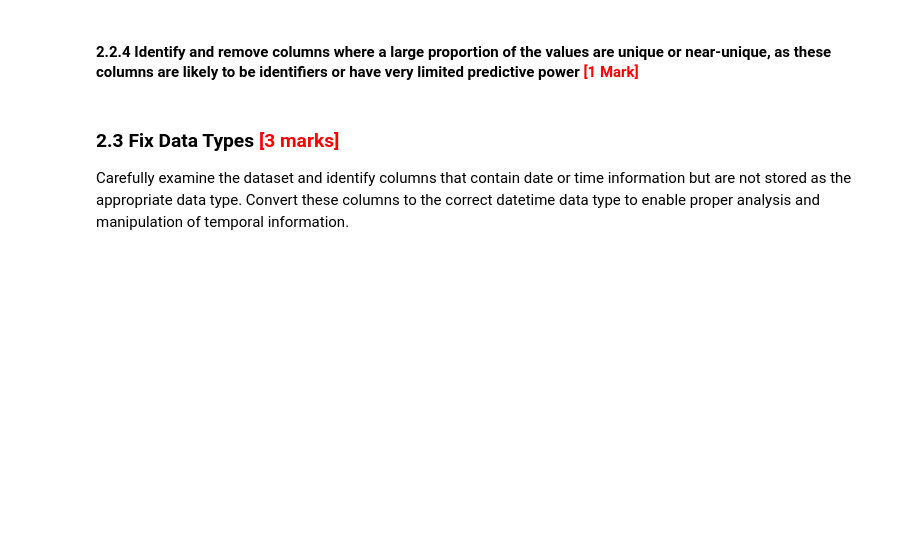
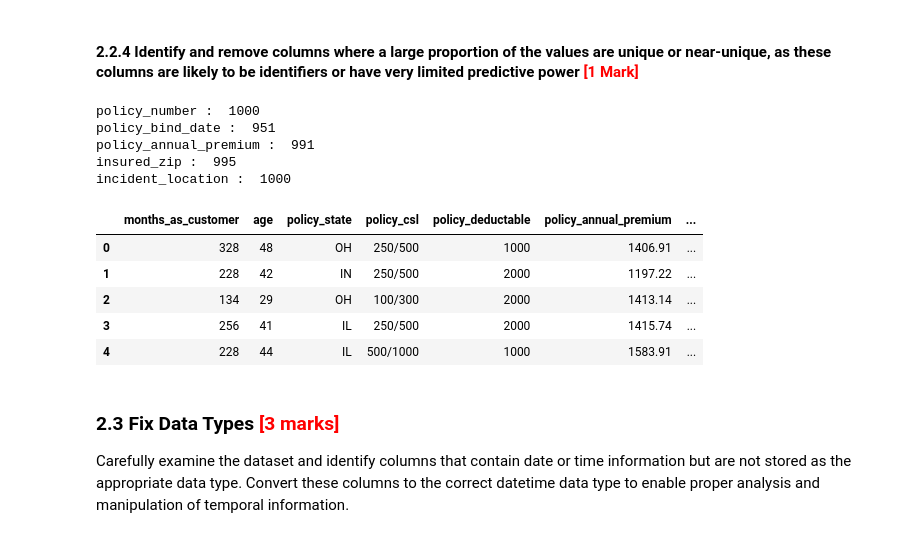
Before and after one commit to narendhar007/fraudclaimdetection, a Jupyter notebook: Fraudulent_Claim_Detection_Starter.ipynb, the cells around one changed output. Cells and saved outputs as stored; diff of their text form; code cells hidden in the pictures; blank space fills up the shorter version.

```diff
--- a/Fraudulent_Claim_Detection_Starter.ipynb
+++ b/Fraudulent_Claim_Detection_Starter.ipynb
@@ -539,8 +539,30 @@ fraud_reported                       0
 #### **2.2.4** Identify and remove columns where a large proportion of the values are unique or near-unique, as these columns are likely to be identifiers or have very limited predictive power <font color="red">[1 Mark]</font>
 # %%
 # Identify and remove columns that are likely to be identifiers or have very limited predictive power
+#Features policy_number, policy_bind_date, insured_zip, incident_location has unique values
+
+for column in claims_df.columns :
+    if claims_df[column].nunique() > 900 :
+        print(column, ': ', claims_df[column].nunique())
+# %% [output]
+policy_number :  1000
+policy_bind_date :  951
+policy_annual_premium :  991
+insured_zip :  995
+incident_location :  1000
+# %%
+#Drop the above variables excluding policy_annual_premium as they have limited predictive power
+claims_df.drop(['policy_number','policy_bind_date','insured_zip','incident_location'], axis=1, inplace=True)
 # %%
 # Check the dataset
+claims_df.head()
+# %% [output]
+|  | months_as_customer | age | policy_state | policy_csl | policy_deductable | policy_annual_premium | ... |
+| 0 | 328 | 48 | OH | 250/500 | 1000 | 1406.91 | ... |
+| 1 | 228 | 42 | IN | 250/500 | 2000 | 1197.22 | ... |
+| 2 | 134 | 29 | OH | 100/300 | 2000 | 1413.14 | ... |
+| 3 | 256 | 41 | IL | 250/500 | 2000 | 1415.74 | ... |
+| 4 | 228 | 44 | IL | 500/1000 | 1000 | 1583.91 | ... |
 # %% [markdown]
 ### **2.3 Fix Data Types** <font color = red>[3 marks]</font>
 Carefully examine the dataset and identify columns that contain date or time information but are not stored as the appropriate data type. Convert these columns to the correct datetime data type to enable proper analysis and manipulation of temporal information.
```
Also changed, not shown: parts of 4 cells of this notebook.
